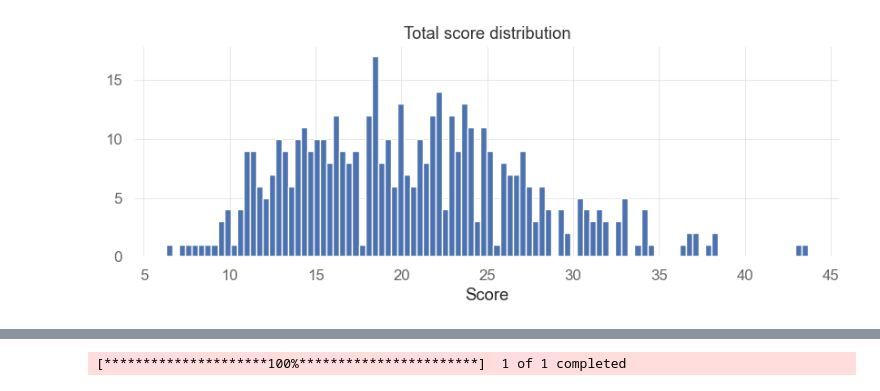
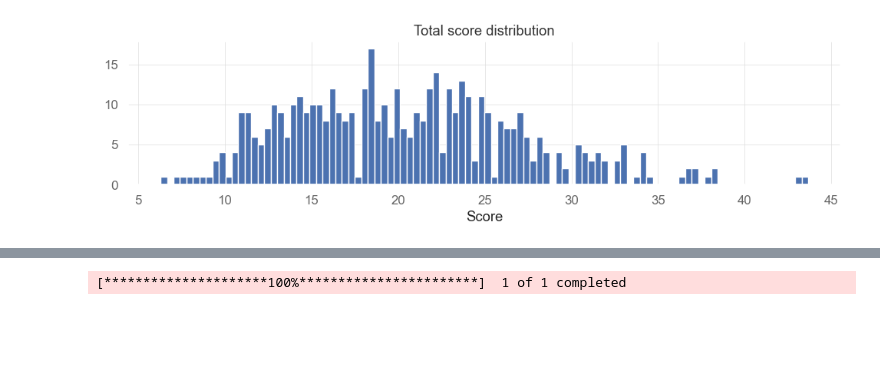
Before and after one commit to mitchchessnoob/portfolio_optimization, a Jupyter notebook: analysis/full_kmeans_clustering.ipynb, the cells around one changed output, grey strips where cells are left out. Drawn from its saved outputs; the diff is of its cells as text; code cells hidden in the pictures; blank space fills up the shorter version.

```diff
--- a/analysis/full_kmeans_clustering.ipynb
+++ b/analysis/full_kmeans_clustering.ipynb
@@ -105,12 +109,13 @@ final_dataframe.head()
 # %%
 plt.figure(figsize=(10,3))
 # stock_data["totalEsg"].value_counts().plot(kind="hist", bins=10)
 plt.hist(final_dataframe["totalEsg"], bins=100)
 plt.title("Total score distribution")
 plt.xlabel("Score")
+plt.tight_layout()
 plt.show()
 # %% [output]
-[figure, old version]
+[figure, new version]
 # %%
 final_dataframe.info()
 # %% [output]
```
Also changed, not shown: parts of 27 cells of this notebook, 1 other file.
